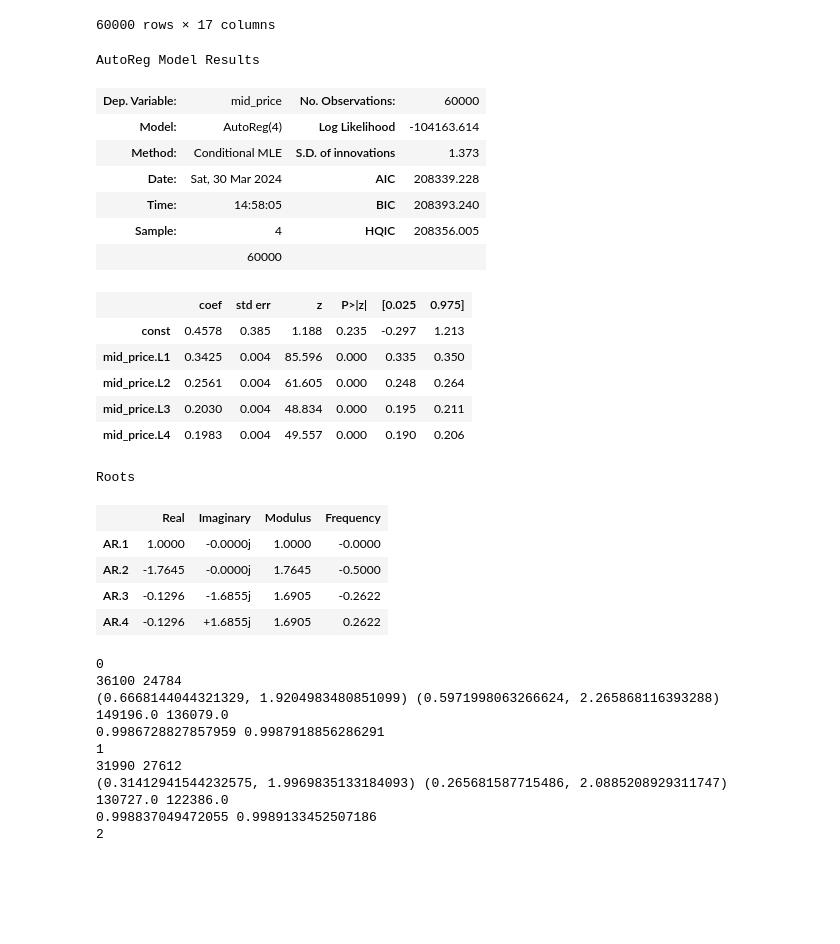
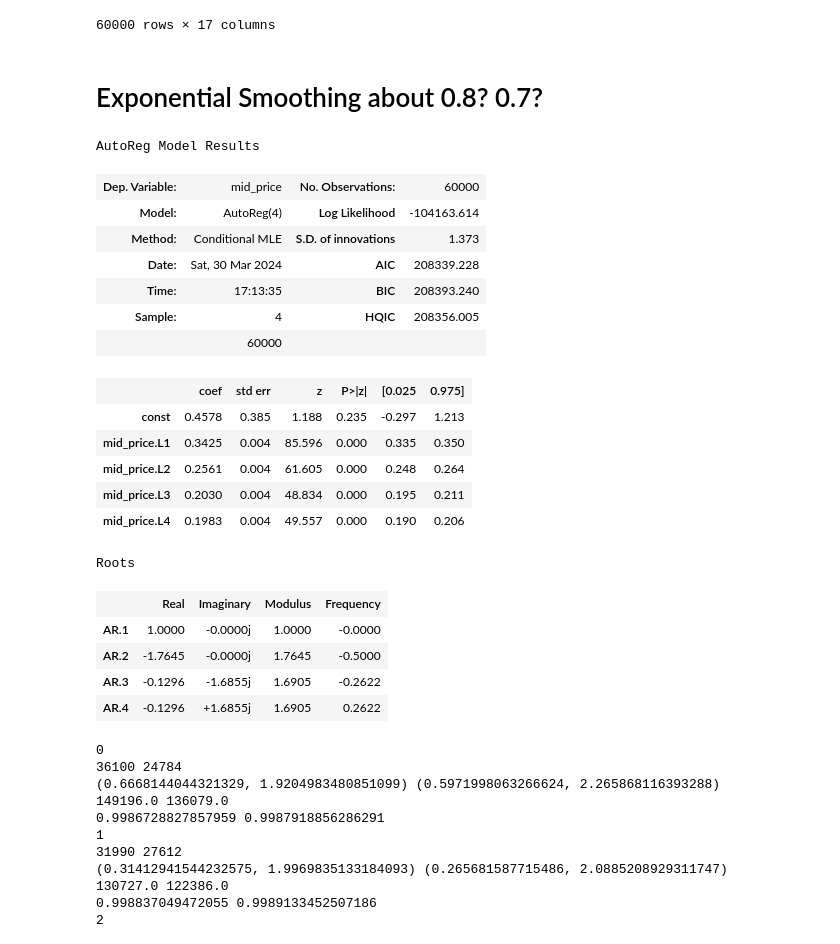
Before and after one commit to felixpoirier1/Prosperity, a Jupyter notebook: test.ipynb, the cells around one changed output. Cells and saved outputs as stored; diff of their text form; code cells hidden in the pictures; blank space fills up the shorter version.

```diff
--- a/test.ipynb
+++ b/test.ipynb
@@ -455,17 +455,23 @@ dfb
 | 329982 | 3 | 5999800 | BANANAS | 4748.0 | 23.0 | NaN | NaN | NaN | ... |
 | 329995 | 3 | 5999900 | BANANAS | 4749.0 | 2.0 | 4748.0 | 23.0 | NaN | ... |
 60000 rows × 17 columns
+# %% [markdown]
+# Exponential Smoothing about 0.8? 0.7?
 # %%
 modelb = AutoReg(dfb['mid_price'], lags=4)
 model_fittedb = modelb.fit()
 model_fittedb.summary()
+
+alpha, pars = (4.4817,  [-0.0187, 0.0455,  0.1632,  0.8091])
+
+model_fittedb.summary()
 # %% [output]
 AutoReg Model Results
 | Dep. Variable: | mid_price | No. Observations: | 60000 |
 | Model: | AutoReg(4) | Log Likelihood | -104163.614 |
 | Method: | Conditional MLE | S.D. of innovations | 1.373 |
 | Date: | Sat, 30 Mar 2024 | AIC | 208339.228 |
-| Time: | 14:58:05 | BIC | 208393.240 |
+| Time: | 17:13:35 | BIC | 208393.240 |
 | Sample: | 4 | HQIC | 208356.005 |
 |  | 60000 |  |  |
 |  | coef | std err | z | P>|z| | [0.025 | 0.975] |
```
